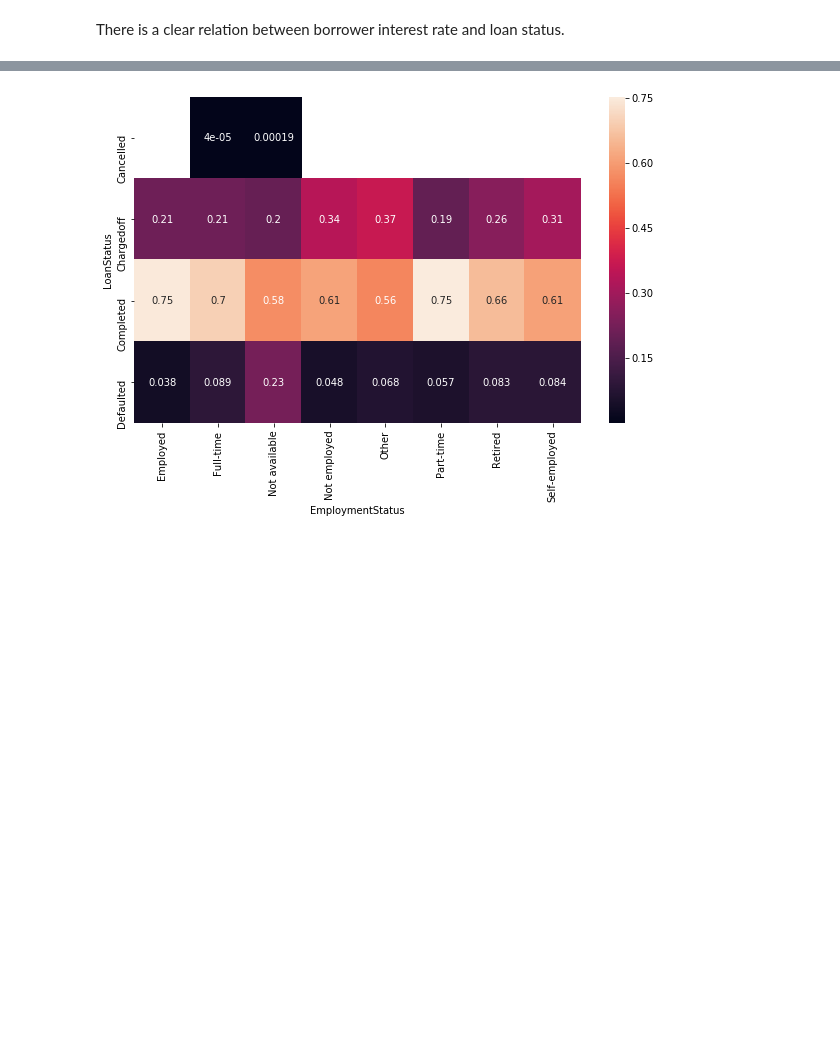
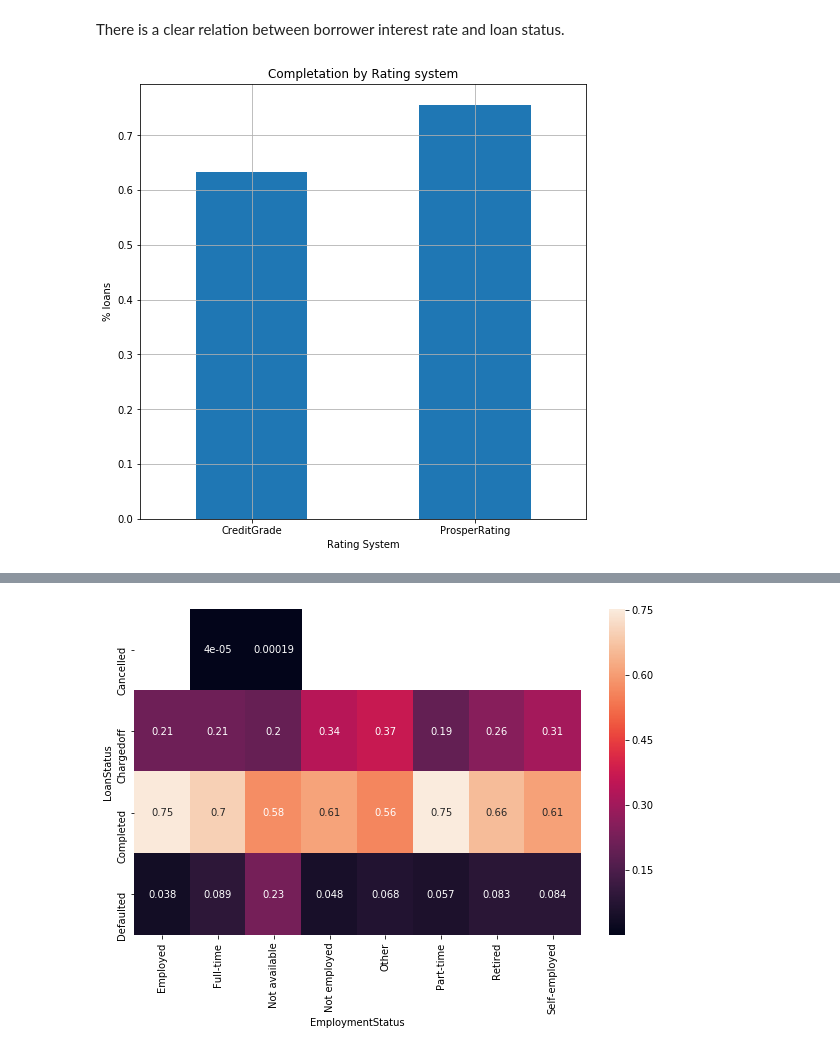
Before and after one commit to eduardoburgoa/prosper-loan, a Jupyter notebook: prosperLoanData_exploration.ipynb, the cells around one changed output, grey strips where cells are left out. Cells and saved outputs as stored; diff of their text form; code cells hidden in the pictures; blank space fills up the shorter version.

```diff
--- a/prosperLoanData_exploration.ipynb
+++ b/prosperLoanData_exploration.ipynb
@@ -491,3 +506,21 @@ sb.violinplot(data=df_closed, x='LoanStatus', y='BorrowerRate', color=base_color
 [figure]
 # %% [markdown]
 There is a clear relation between borrower interest rate and loan status.
+# %%
+# For easier ploting I am adding a new feature IsCompleted
+df_closed['IsCompleted'] = False
+df_closed.loc[df_closed['LoanStatus'] == 'Completed', 'IsCompleted'] = True
+# %%
+df_closed['RatingSystem'] = 'CreditGrade'
+df_closed.loc[df_closed['ProsperRating (numeric)'] == df_closed['ProsperRating (numeric)'], 'RatingSystem'] = 'ProsperRating'
+# %%
+proportion = df_closed.groupby('RatingSystem')['IsCompleted'].mean()
+
+proportion.plot('bar', figsize=(8,8))
+plt.title('Completation by Rating system')
+plt.xlabel('Rating System')
+plt.ylabel('% loans')
+plt.xticks(rotation=0)
+plt.grid();
+# %% [output]
+[figure, added]
```
Also changed, not shown: parts of 16 cells of this notebook.
